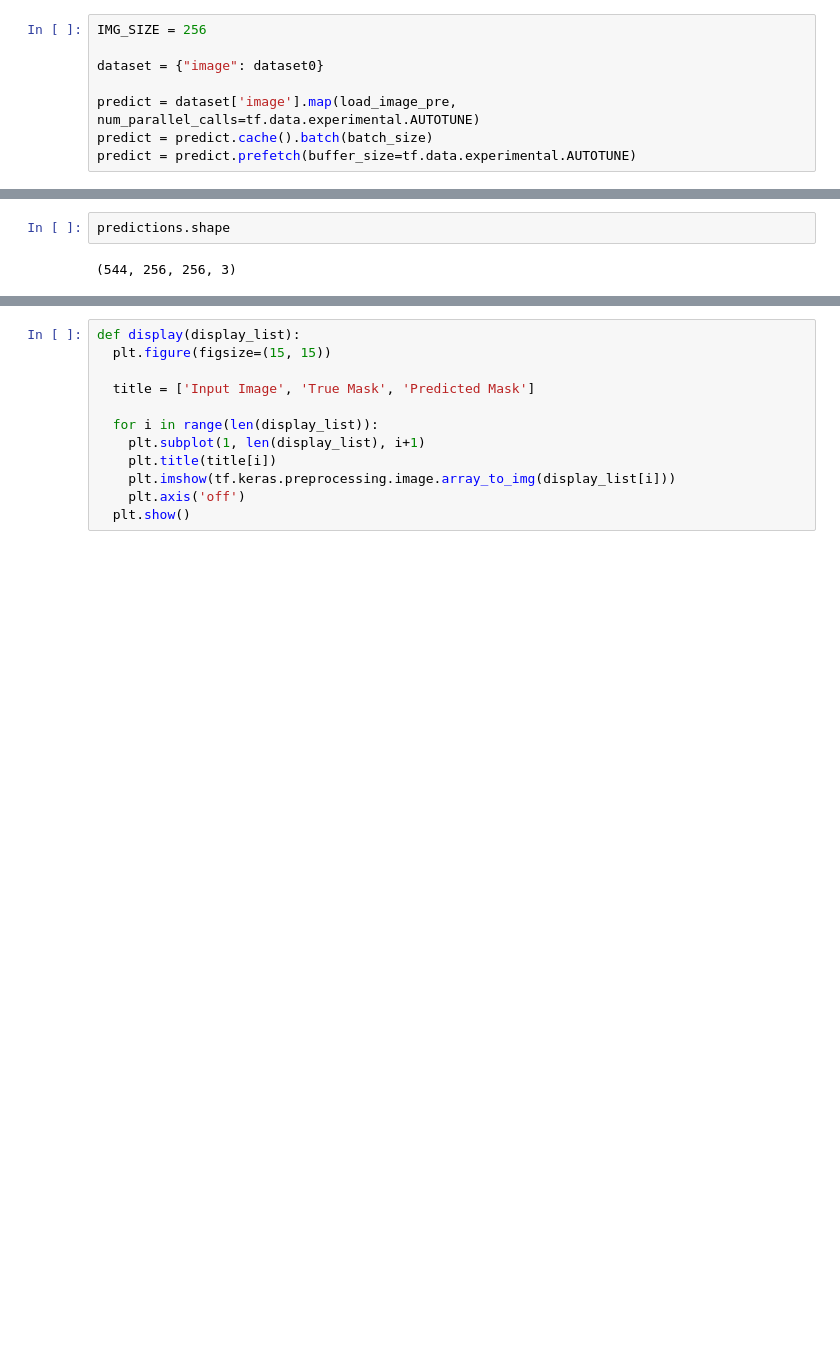
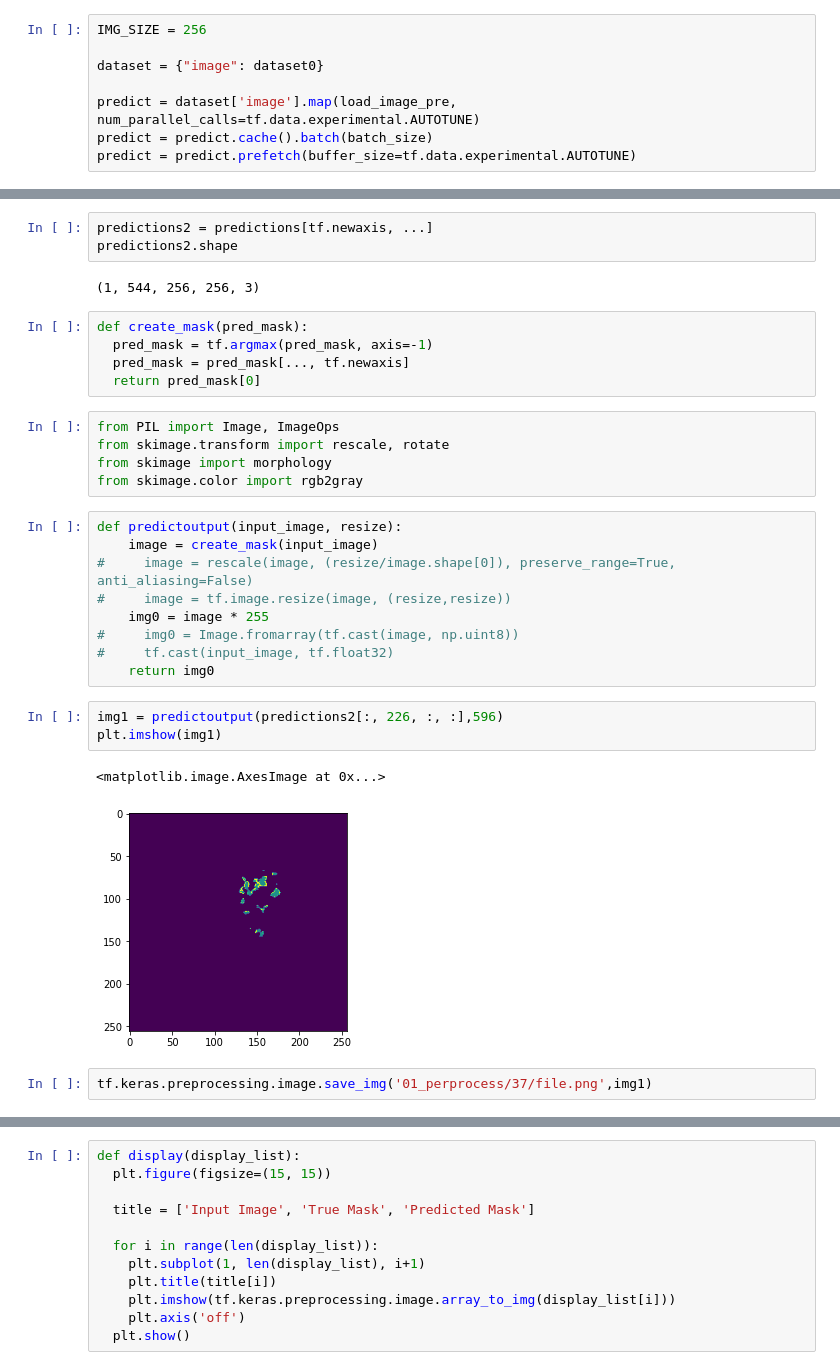
Before and after one commit to siminpan/MOSJ-3DCT, a Jupyter notebook: python/05_predict.tensorflow.ipynb, the cells around one changed output, grey strips where cells are left out. Drawn from its saved outputs; the diff is of its cells as text; blank space fills up the shorter version.

```diff
--- a/python/05_predict.tensorflow.ipynb
+++ b/python/05_predict.tensorflow.ipynb
@@ -70,4 +70,32 @@ predictions = model.predict(predict, steps=len(os.listdir(path5)) // batch_size)
-# %%
-predictions.shape
-# %% [output]
-(544, 256, 256, 3)
+# %%
+predictions2 = predictions[tf.newaxis, ...]
+predictions2.shape
+# %% [output]
+(1, 544, 256, 256, 3)
+# %%
+def create_mask(pred_mask):
+  pred_mask = tf.argmax(pred_mask, axis=-1)
+  pred_mask = pred_mask[..., tf.newaxis]
+  return pred_mask[0]
+# %%
+from PIL import Image, ImageOps
+from skimage.transform import rescale, rotate
+from skimage import morphology
+from skimage.color import rgb2gray
+# %%
+def predictoutput(input_image, resize):
+    image = create_mask(input_image)
+#     image = rescale(image, (resize/image.shape[0]), preserve_range=True, anti_aliasing=False)
+#     image = tf.image.resize(image, (resize,resize))
+    img0 = image * 255
+#     img0 = Image.fromarray(tf.cast(image, np.uint8))
+#     tf.cast(input_image, tf.float32)
+    return img0
+# %%
+img1 = predictoutput(predictions2[:, 226, :, :],596)
+plt.imshow(img1)
+# %% [output]
+<matplotlib.image.AxesImage at 0x...>
+[figure, added]
+# %%
+tf.keras.preprocessing.image.save_img('01_perprocess/37/file.png',img1)
```
Also changed, not shown: parts of 18 cells of this notebook, 2 other files.
